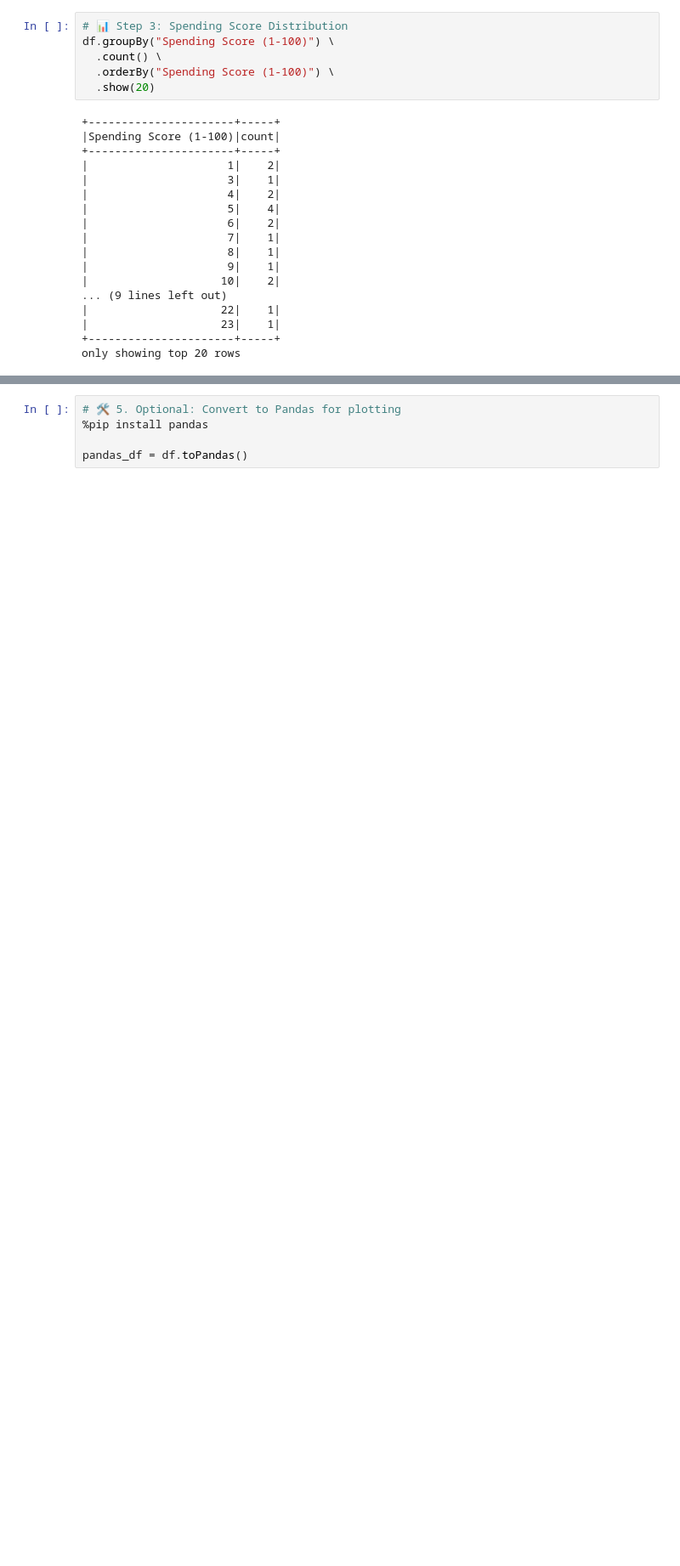
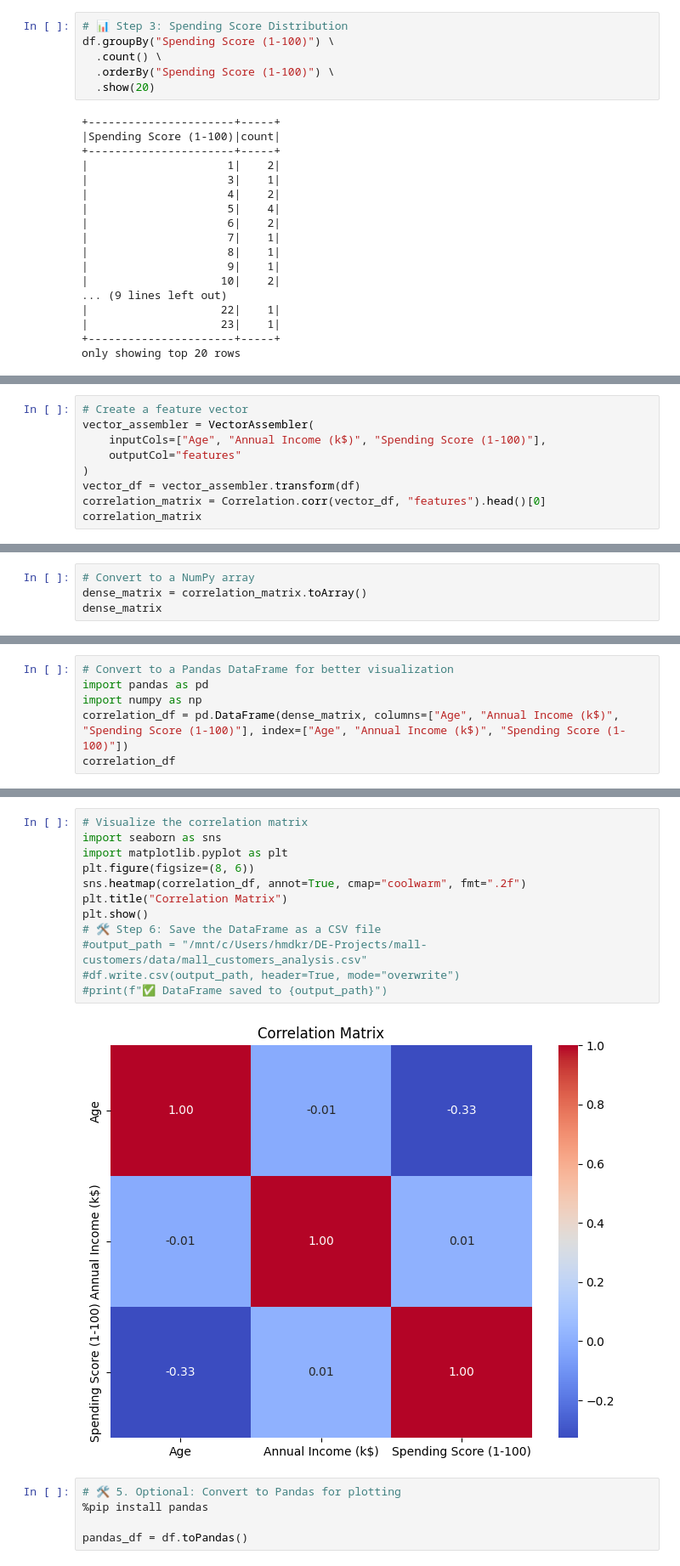
Before and after one commit to hamedkarimi3/mall-costomers, a Jupyter notebook: notebooks/analysis.ipynb, the cells around one changed output, grey strips where cells are left out. Shown at 85% size. Saved outputs shown, nothing was run; the diff lists cells and outputs as text; blank space fills up the shorter version.

Commit message:
Mall Customers Analysis Based on Spending Score

```diff
--- a/notebooks/analysis.ipynb
+++ b/notebooks/analysis.ipynb
@@ -128,0 +336,9 @@ only showing top 20 rows
+# %%
+# Create a feature vector
+vector_assembler = VectorAssembler(
+    inputCols=["Age", "Annual Income (k$)", "Spending Score (1-100)"],
+    outputCol="features"
+)
+vector_df = vector_assembler.transform(df)
+correlation_matrix = Correlation.corr(vector_df, "features").head()[0]
+correlation_matrix
@@ -128,0 +347,4 @@ only showing top 20 rows
+# %%
+# Convert to a NumPy array
+dense_matrix = correlation_matrix.toArray()
+dense_matrix
@@ -128,0 +355,6 @@ only showing top 20 rows
+# %%
+# Convert to a Pandas DataFrame for better visualization
+import pandas as pd
+import numpy as np
+correlation_df = pd.DataFrame(dense_matrix, columns=["Age", "Annual Income (k$)", "Spending Score (1-100)"], index=["Age", "Annual Income (k$)", "Spending Score (1-100)"])
+correlation_df
@@ -129,3 +366,17 @@ only showing top 20 rows
+# %%
+# Visualize the correlation matrix
+import seaborn as sns
+import matplotlib.pyplot as plt
+plt.figure(figsize=(8, 6))
+sns.heatmap(correlation_df, annot=True, cmap="coolwarm", fmt=".2f")
+plt.title("Correlation Matrix")
+plt.show()
+# 🛠️ Step 6: Save the DataFrame as a CSV file
+#output_path = "/mnt/c/Users/hmdkr/DE-Projects/mall-customers/data/mall_customers_analysis.csv"
+#df.write.csv(output_path, header=True, mode="overwrite")
+#print(f"✅ DataFrame saved to {output_path}")
+# %% [output]
+[figure, added]
 # %%
 # 🛠️ 5. Optional: Convert to Pandas for plotting
 %pip install pandas
```
Also changed, not shown: parts of 19 cells of this notebook, 2 other files.
